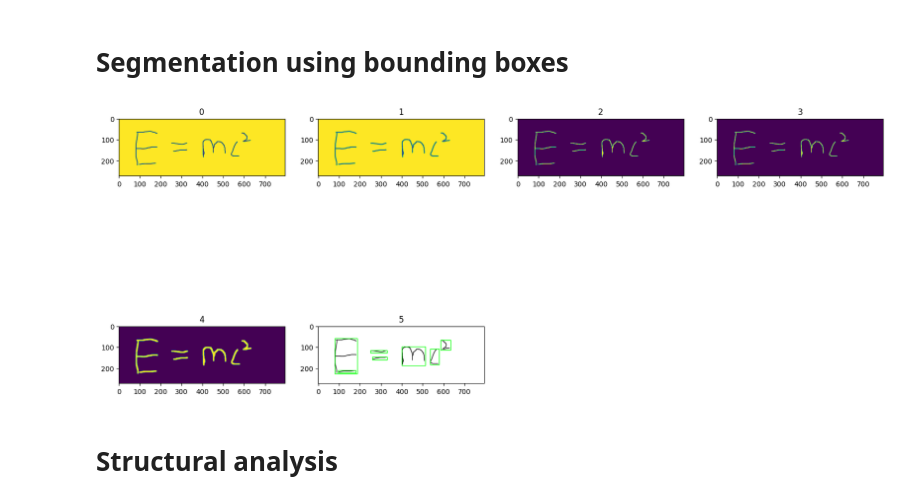
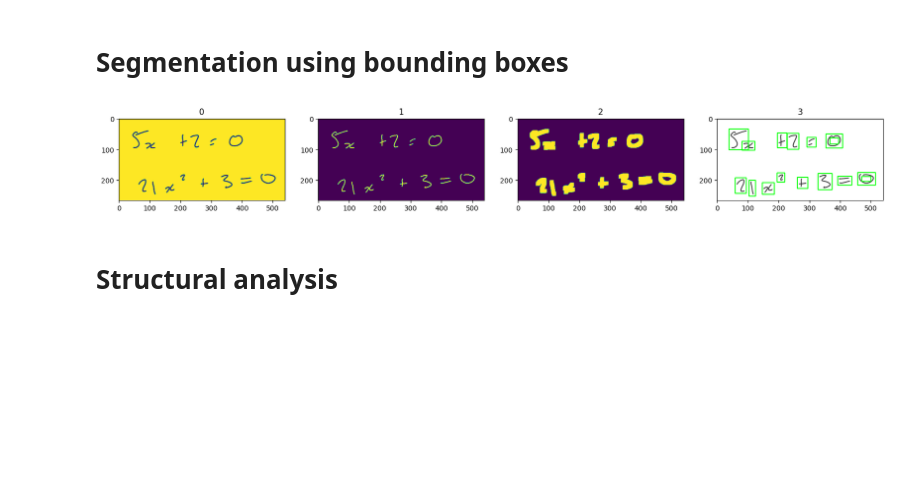
Before and after one commit to Beenben/HandMtoLat, a Jupyter notebook: boundingBoxSegmentation.ipynb, the cells around one changed output. Saved outputs shown, nothing was run; the diff lists cells and outputs as text; code cells hidden in the pictures; blank space fills up the shorter version.

```diff
--- a/boundingBoxSegmentation.ipynb
+++ b/boundingBoxSegmentation.ipynb
@@ -23,22 +23,13 @@ def find_bboxes(img):
     gray = cv2.cvtColor(img, cv2.COLOR_BGR2GRAY)
     img_stages.append(gray)
 
-    #apply blur
-    blur = cv2.GaussianBlur(gray, (5, 5), 0)
-    img_stages.append(blur)
-
     #binarisation
-    ret, binary_inv = cv2.threshold(blur, 150, 255, cv2.THRESH_BINARY_INV)
+    ret, binary_inv = cv2.threshold(gray, 150, 255, cv2.THRESH_BINARY_INV)
     img_stages.append(binary_inv)
 
-    #erosion
-    kernel_erosion = np.ones((1, 1), np.uint8)
-    imgErode = cv2.erode(binary_inv, kernel_erosion, iterations=2)
-    img_stages.append(imgErode)
-
     #dilation
-    kernel_dilate = np.ones((2, 2), np.uint8)
-    imgDilate = cv2.dilate(binary_inv, kernel_dilate, iterations=4)
+    kernel_dilate = np.ones((3,3), np.uint8)
+    imgDilate = cv2.dilate(binary_inv, kernel_dilate, iterations=5)
     img_stages.append(imgDilate)
 
     #finding contours
@@ -68,21 +59,23 @@ def load_equations(dir):
         imgs.append(img)
 
     return imgs
+
+def IoU():
+    return IoU_BBoxes
 # %%
-
-imgs = load_equations(r"C:\Users\Benjamin\Projects\NEA\data\test_equations")
-img = imgs[2]
+imgs = load_equations(r"C:\Users\b_wen\PythonProjects\HandMtoLat\test_equations")
+img = imgs[1]
 bboxes, img_stages = find_bboxes(img)
 # display all images
 
 plt.figure(figsize=(20,10))
 columns = 4
 
 for i, image in enumerate(img_stages):
     plt.subplot(int(len(img_stages) / columns + 1), columns, i + 1)
     plt.title(i)
     plt.imshow(image)
 # %% [output]
-[figure, old version]
+[figure, new version]
 # %% [markdown]
 # Structural analysis
```
Also changed, not shown: 2 other files.
